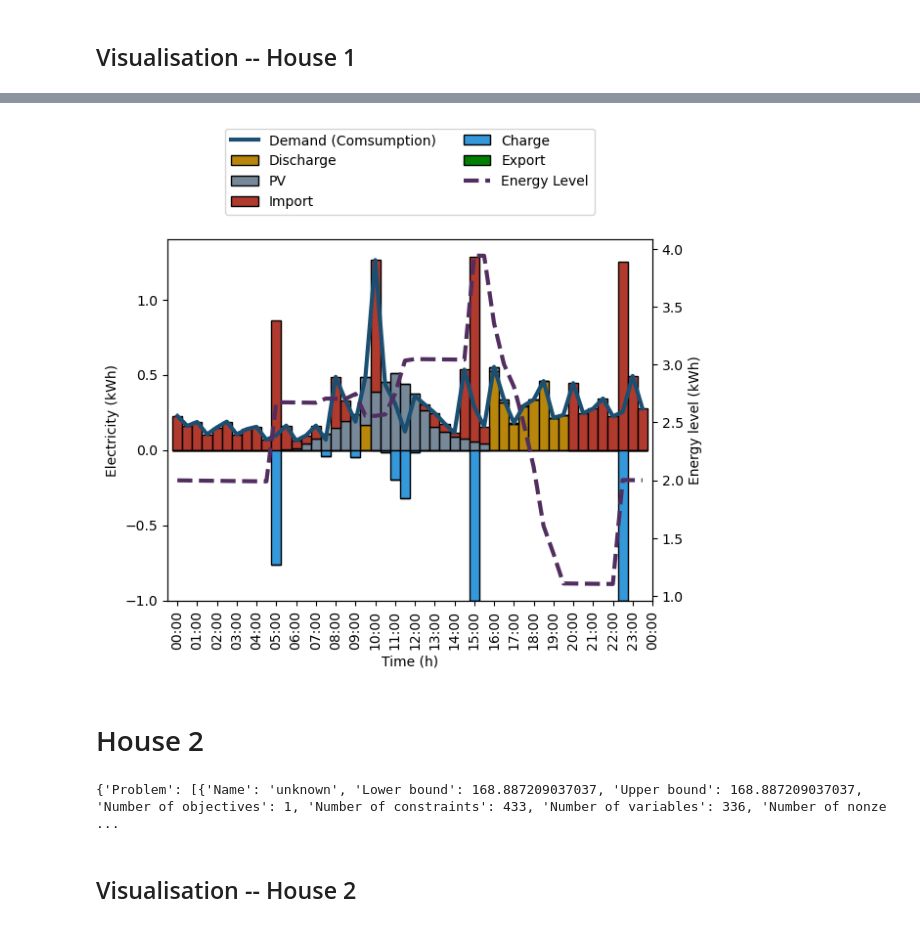
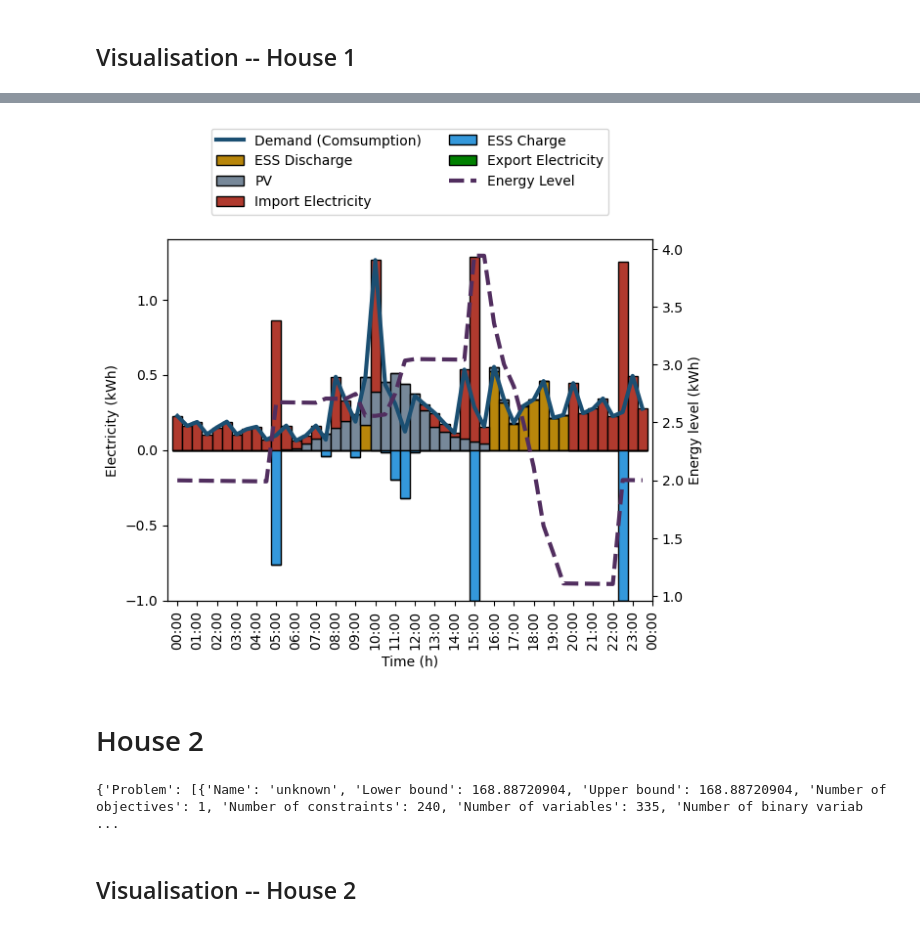
Before and after one commit to Qiuyi-Hong/Task, a Jupyter notebook: analysisScenario1.ipynb, the cells around one changed output, grey strips where cells are left out. Cells and saved outputs as stored; diff of their text form; code cells hidden in the pictures.

```diff
--- a/analysisScenario1.ipynb
+++ b/analysisScenario1.ipynb
@@ -92,15 +92,15 @@ bar_width = (time_range[1] - time_range[0]).total_seconds() / (24*60*60)  # Conv
 
 ax1.plot(time_range, np.array(d_h1)*delta_t, label="Demand (Comsumption)", color="#1B4F72", linestyle=lineStyle[0], linewidth=3)
 
-ax1.bar(time_range, np.array(p_d_h1)*delta_t, width=bar_width, label="Discharge", color="#B8860B", edgecolor="black")
+ax1.bar(time_range, np.array(p_d_h1)*delta_t, width=bar_width, label="ESS Discharge", color="#B8860B", edgecolor="black")
 
 ax1.bar(time_range, np.array(q_pv_h1)*delta_t, bottom=np.array(p_d_h1)*delta_t, width=bar_width, label="PV", color="#778899", edgecolor="black")
 
-ax1.bar(time_range, np.array(q_import_h1), bottom=np.array(q_pv_h1)*delta_t + np.array(p_d_h1)*delta_t, width=bar_width, align='center', label="Import", color="#B03A2E", edgecolor="black")
+ax1.bar(time_range, np.array(q_import_h1), bottom=np.array(q_pv_h1)*delta_t + np.array(p_d_h1)*delta_t, width=bar_width, align='center', label="Import Electricity", color="#B03A2E", edgecolor="black")
 
-ax1.bar(time_range, np.negative(p_c_h1)*delta_t, width=bar_width, label="Charge", color="#3498DB", edgecolor="black")
+ax1.bar(time_range, np.negative(p_c_h1)*delta_t, width=bar_width, label="ESS Charge", color="#3498DB", edgecolor="black")
 
-ax1.bar(time_range, np.negative(q_export_h1), bottom=np.negative(p_c_h1)*delta_t, width=bar_width, label="Export", color="#008000", edgecolor="black")
+ax1.bar(time_range, np.negative(q_export_h1), bottom=np.negative(p_c_h1)*delta_t, width=bar_width, label="Export Electricity", color="#008000", edgecolor="black")
 
 # Formatting the x-axis to display time in HH:MM format
 ax1.xaxis.set_major_formatter(mdates.DateFormatter('%H:%M'))
@@ -109,34 +109,34 @@ ax1.xaxis.set_major_formatter(mdates.DateFormatter('%H:%M'))
 ax1.set_xlim(start_time - timedelta(minutes=30), end_time)
 
 # Setting x-axis ticks to be every half hour
 ax1.xaxis.set_major_locator(mdates.MinuteLocator(byminute=[0, 60], interval=1))
 
 plt.xticks(rotation=90)  # Rotate labels to avoid overlap
 
 ax1.set_xlabel("Time (h)")
 ax1.set_ylabel("Electricity (kWh)")
 
 # Second y-axis
 ax2 = ax1.twinx()
 ax2.plot(time_range, np.array(E_h1), label="Energy Level", color="#512E5F", linestyle=lineStyle[2], linewidth=3)
 ax2.set_ylabel("Energy level (kWh)")
 # ax2.legend()
 
 # Collect handles and labels for both axes
 handles1, labels1 = ax1.get_legend_handles_labels()
 handles2, labels2 = ax2.get_legend_handles_labels()
 
 # Combine handles and labels
 all_handles = handles1 + handles2
 all_labels = labels1 + labels2
 
 # Create a single legend
 ax1.legend(all_handles, all_labels, loc='lower center', bbox_to_anchor=(0.5, 1.05), ncol=2)
 
 plt.savefig("house1.pdf", bbox_inches='tight')
 plt.show()
 # %% [output]
-[figure, old version]
+[figure, new version]
 # %% [markdown]
 # House 2
 # %%
@@ -148,10 +148,10 @@ for t in range(1,T+1):
     house2.pi_import._data[t].value = ele_import_price[t]
     house2.pi_export._data[t].value = ele_export_price[t]
 # %%
-solver = pyo.SolverFactory('glpk')
+solver = pyo.SolverFactory('cbc')
 solver.solve(house2)
 # %% [output]
-{'Problem': [{'Name': 'unknown', 'Lower bound': 168.887209037037, 'Upper bound': 168.887209037037, 'Number of objectives': 1, 'Number of constraints': 433, 'Number of variables': 336, 'Number of nonze ...
+{'Problem': [{'Name': 'unknown', 'Lower bound': 168.88720904, 'Upper bound': 168.88720904, 'Number of objectives': 1, 'Number of constraints': 240, 'Number of variables': 335, 'Number of binary variab ...
 # %% [markdown]
 ## Visualisation -- House 2
 # %%
```
Also changed, not shown: parts of 8 cells of this notebook, 12 other files.
